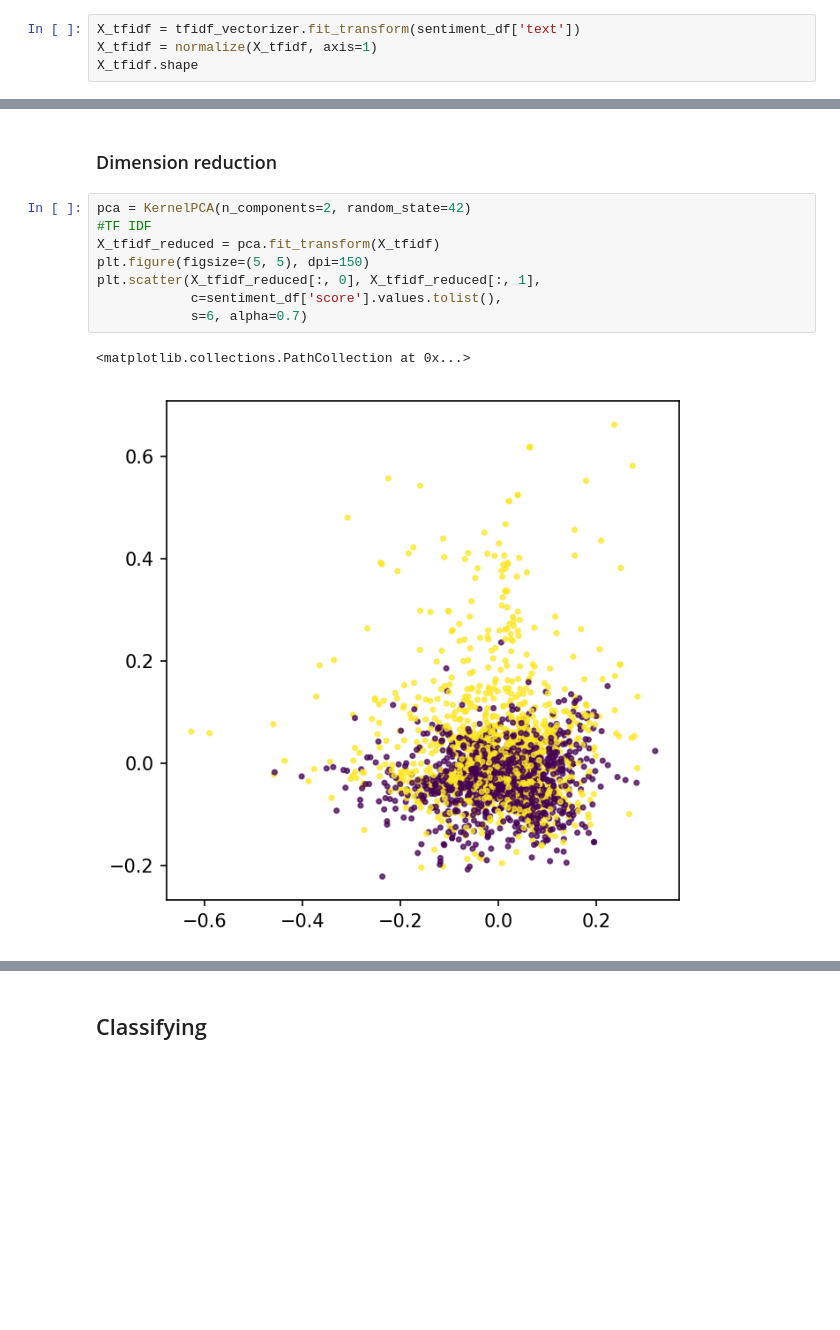
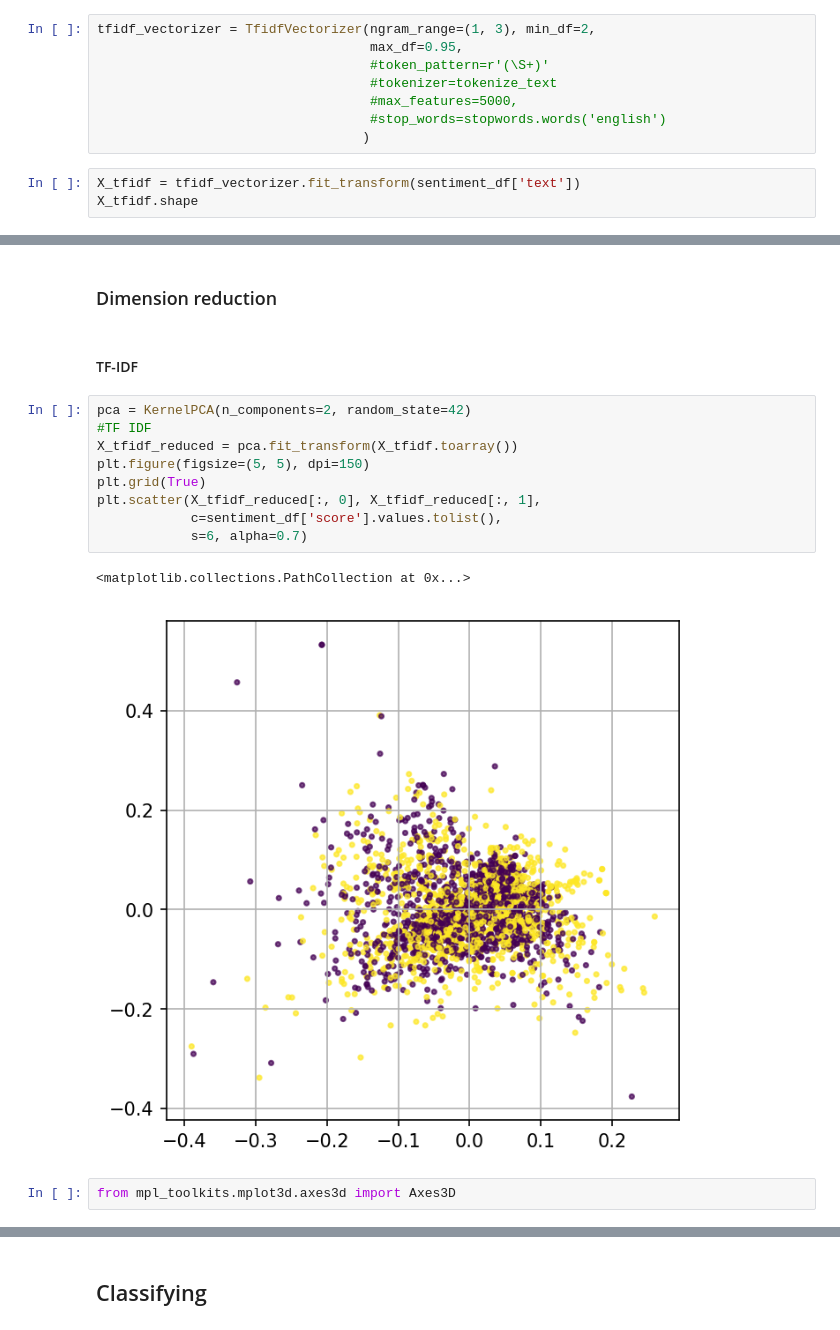
Before and after one commit to brian41005/dm_2018_hw_1, a Jupyter notebook: hw_1.ipynb, the cells around one changed output, grey strips where cells are left out. Cells and saved outputs as stored; diff of their text form; blank space fills up the shorter version.

```diff
--- a/hw_1.ipynb
+++ b/hw_1.ipynb
@@ -151,5 +159,12 @@ tfidf_vectorizer = TfidfVectorizer()
+# %%
+tfidf_vectorizer = TfidfVectorizer(ngram_range=(1, 3), min_df=2,
+                                   max_df=0.95,
+                                   #token_pattern=r'(\S+)'
+                                   #tokenizer=tokenize_text
+                                   #max_features=5000,
+                                   #stop_words=stopwords.words('english')
+                                  )
 # %%
 X_tfidf = tfidf_vectorizer.fit_transform(sentiment_df['text'])
-X_tfidf = normalize(X_tfidf, axis=1)
 X_tfidf.shape
 # %% [output]
@@ -240,13 +309,18 @@ from sklearn.decomposition import KernelPCA, TruncatedSVD, FactorAnalysis
 # %% [markdown]
 ### Dimension reduction
+# %% [markdown]
+#### TF-IDF
 # %%
 pca = KernelPCA(n_components=2, random_state=42)
 #TF IDF
-X_tfidf_reduced = pca.fit_transform(X_tfidf)
+X_tfidf_reduced = pca.fit_transform(X_tfidf.toarray())
 plt.figure(figsize=(5, 5), dpi=150)
+plt.grid(True)
 plt.scatter(X_tfidf_reduced[:, 0], X_tfidf_reduced[:, 1],
             c=sentiment_df['score'].values.tolist(),
             s=6, alpha=0.7)
 # %% [output]
 <matplotlib.collections.PathCollection at 0x...>
-[figure, old version]
+[figure, new version]
+# %%
+from mpl_toolkits.mplot3d.axes3d import Axes3D
```
Also changed, not shown: parts of 57 cells of this notebook, 1 other file.
